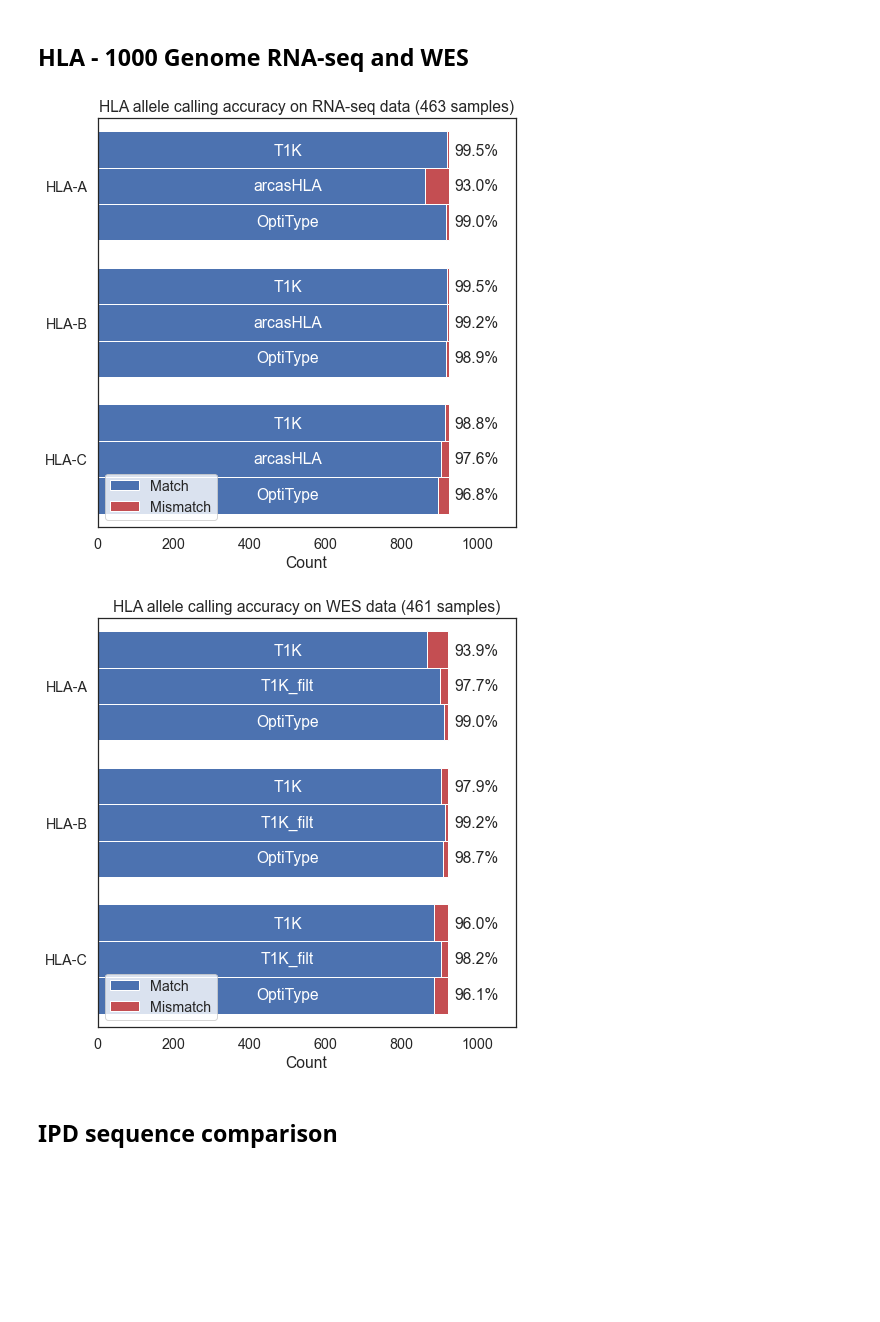
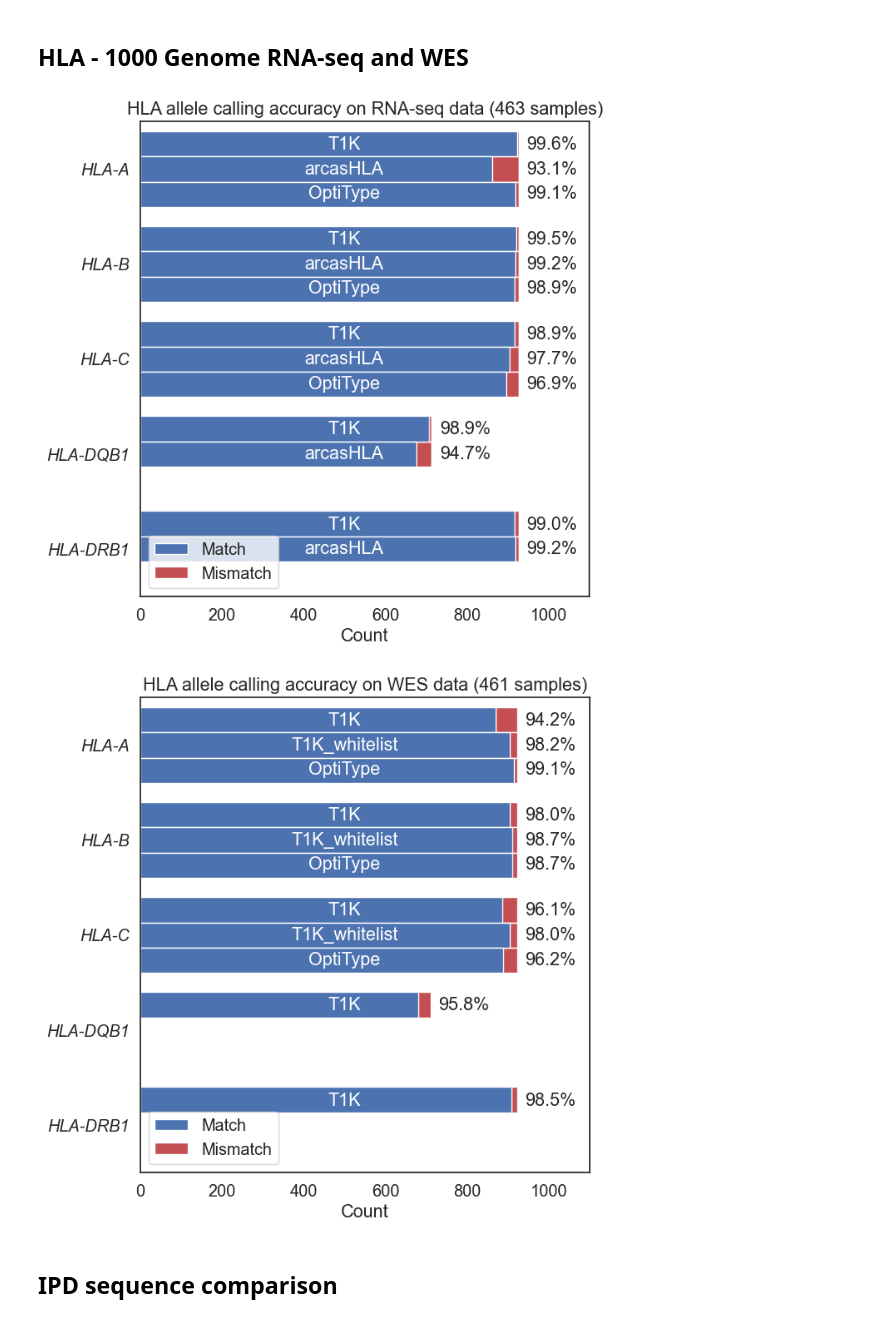
Before and after one commit to mourisl/T1K_manuscript_evaluation, a Jupyter notebook: Fig1/Analysis.ipynb, the cells around one changed output. Cells and saved outputs as stored; diff of their text form; code cells hidden in the pictures; blank space fills up the shorter version.

```diff
--- a/Fig1/Analysis.ipynb
+++ b/Fig1/Analysis.ipynb
@@ -279,7 +279,7 @@ if (outputFig):
 ## HLA - 1000 Genome RNA-seq and WES
 # %%
 # RNA-seq
-geneOrder = ["HLA-A", "HLA-B", "HLA-C"]
+geneOrder = ["HLA-A", "HLA-B", "HLA-C", "HLA-DQB1", "HLA-DRB1"]
 methods = ["T1K", "arcasHLA", "OptiType"]
 methodv = []
 genev = []
@@ -331,29 +331,35 @@ legend_elements = [mpatches.Patch(facecolor=sns.color_palette()[0],
                          label='Match'),
                     mpatches.Patch(facecolor=sns.color_palette()[3],
                          label='Mismatch')]
+
+snsFig.set_yticklabels(snsFig.get_yticklabels(), style="italic")
+
 x=940
-for y in range(3):
+for y in range(len(geneOrder)):
     for i, method in enumerate(methods):
-        accuracy = float(df.loc[(df["Gene"]==geneOrder[y]) &
-                                       (df["Method"] == method)]["Precision"])
+        subdf = df.loc[(df["Gene"]==geneOrder[y]) &
+                                       (df["Method"] == method)]
+        if (len(subdf) == 0):
+            continue
+        accuracy = float(subdf["Precision"])
         snsFig.text(x=500, y=y + 0.26 * (i - 1), s=method, va="center", ha="center",
                    color="white")
-        snsFig.text(x=940, y=y + 0.26 * (i - 1), s="%.1f"%(accuracy*100) + "%",
+        snsFig.text(x=subdf["TFP"]+20, y=y + 0.26 * (i - 1), s="%.1f"%(accuracy*100) + "%",
                    va="center", ha="left")
 snsFig.legend(handles=legend_elements, loc="lower left")
 snsFig.set(xlim=(0,1100), ylabel="", xlabel="Count",
            title="HLA allele calling accuracy on RNA-seq data (463 samples)")
 
 plt.tight_layout()
-if (True):
+if (outputFig):
     #plt.savefig("eval_hla.png", dpi=300)
     plt.savefig("HLA_1KG_RNAseq.pdf", format="pdf")
 # %% [output]
-[figure, old version]
+[figure, new version]
 # %%
-# RNA-seq
-geneOrder = ["HLA-A", "HLA-B", "HLA-C"]
-methods = ["T1K", "T1K_filt", "OptiType"]
+# WES
+geneOrder = ["HLA-A", "HLA-B", "HLA-C", "HLA-DQB1", "HLA-DRB1"]
+methods = ["T1K", "T1K_whitelist", "OptiType"]
 methodv = []
 genev = []
 precv = []
@@ -390,39 +396,44 @@ for i, patch in enumerate(snsFig.patches):
     patch.set_facecolor(sns.color_palette()[3])
     patch.set_edgecolor("white")
     used = i
 sns.barplot(y="Gene", x="TP", hue="Method", order=geneOrder,
             data=df, ax=snsFig, orient="h", hue_order=methods)
 i = 0
 for i, patch in enumerate(snsFig.patches):
     if (i <= used):
         continue
     patch.set_facecolor(sns.color_palette()[0])
     patch.set_edgecolor("white")
 
+snsFig.set_yticklabels(snsFig.get_yticklabels(), style="italic")
+
 #snsFig.set_xticklabels(snsFig.get_xticklabels(),rotation = 90)
 legend_elements = [mpatches.Patch(facecolor=sns.color_palette()[0],
                          label='Match'),
                     mpatches.Patch(facecolor=sns.color_palette()[3],
                          label='Mismatch')]
 x=940
-for y in range(3):
+for y in range(len(geneOrder)):
     for i, method in enumerate(methods):
-        accuracy = float(df.loc[(df["Gene"]==geneOrder[y]) &
-                                       (df["Method"] == method)]["Precision"])
+        subdf = df.loc[(df["Gene"]==geneOrder[y]) &
+                            (df["Method"] == method)]
+        if (len(subdf) == 0):
+            continue
+        accuracy = float(subdf["Precision"])
         snsFig.text(x=500, y=y + 0.26 * (i - 1), s=method, va="center", ha="center",
                    color="white")
-        snsFig.text(x=940, y=y + 0.26 * (i - 1), s="%.1f"%(accuracy*100) + "%",
+        snsFig.text(x=subdf["TFP"]+20, y=y + 0.26 * (i - 1), s="%.1f"%(accuracy*100) + "%",
                    va="center", ha="left")
 snsFig.legend(handles=legend_elements, loc="lower left")
 snsFig.set(xlim=(0,1100), ylabel="", xlabel="Count",
            title="HLA allele calling accuracy on WES data (461 samples)")
 
 plt.tight_layout()
-if (True):
+if (outputFig):
     #plt.savefig("eval_hla.png", dpi=300)
     plt.savefig("HLA_1KG_WES.pdf", format="pdf")
 # %% [output]
-[figure, old version]
+[figure, new version]
 # %% [markdown]
 ## IPD sequence comparison
 # %%
```
Also changed, not shown: 2 other files.
